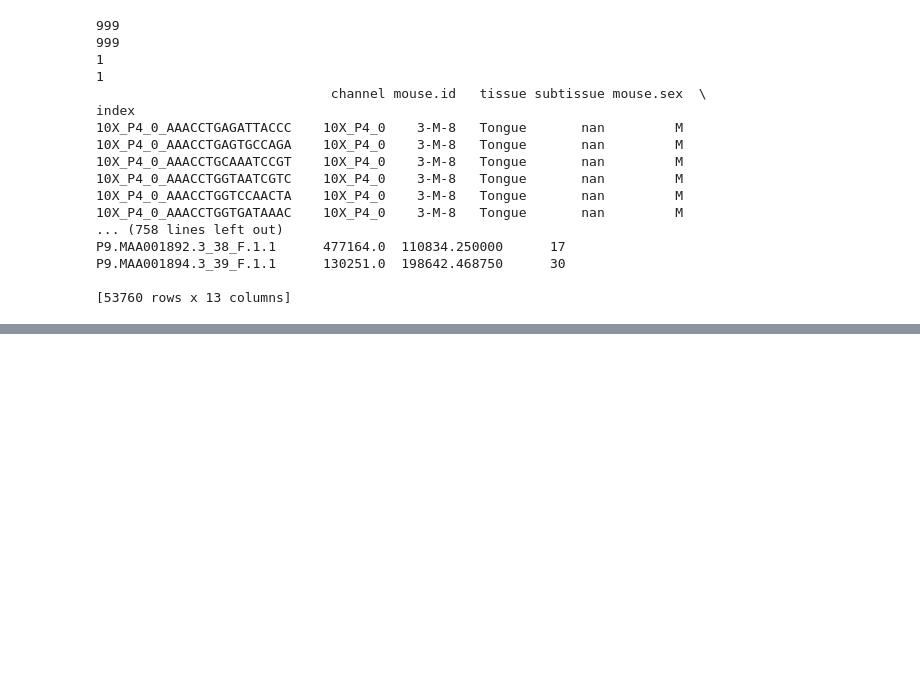
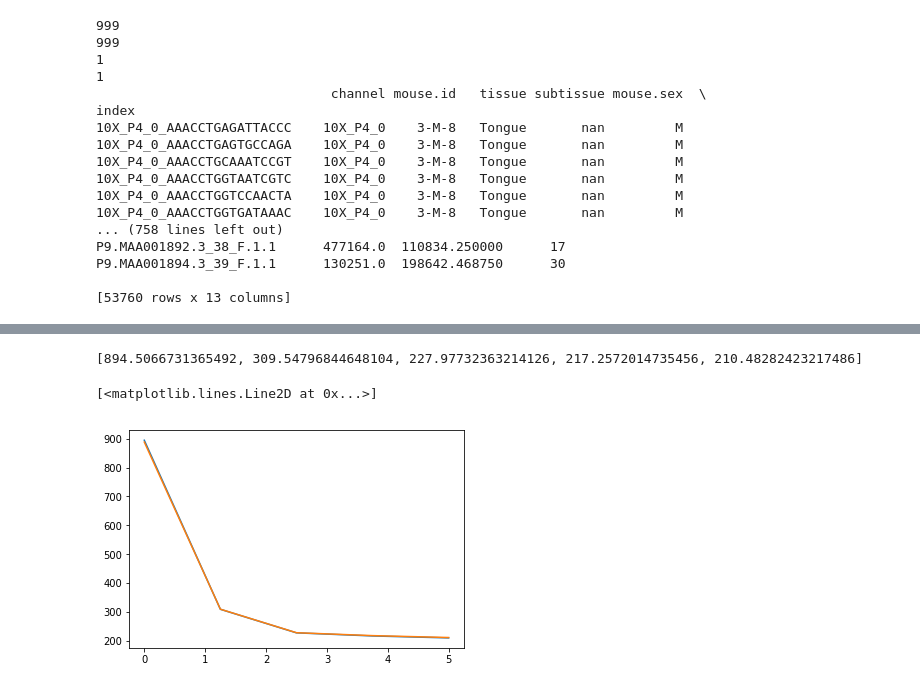
Before and after one commit to maniarathi/cell2vec, a Jupyter notebook: tabula_muris_experiments.ipynb, the cells around one changed output, grey strips where cells are left out. Saved outputs shown, nothing was run; the diff lists cells and outputs as text; code cells hidden in the pictures; blank space fills up the shorter version.

```diff
--- a/tabula_muris_experiments.ipynb
+++ b/tabula_muris_experiments.ipynb
@@ -93,0 +187,3 @@ ad = anndata.read_h5ad(os.path.join(self.save_path, self.download_name))
+# %%
+# Load dataset for use
+maca_subsample_dataset = LoomDataset("maca_facs_fat_brain_only.loom") # Takes a few minutes
@@ -93,0 +209,20 @@ ad = anndata.read_h5ad(os.path.join(self.save_path, self.download_name))
+# %%
+# Training parameters
+num_epochs = 20 # 100
+learning_rate = 1e-4 # 1e-5
+use_batches = False
+use_cuda = True
+latent_dimensions = 10 # 15
+hidden_layer_nodes = 256 # 512
+# %%
+vae = VAE(maca_subsample_dataset.nb_genes,
+          n_batch=maca_subsample_dataset.n_batches * use_batches,
+          n_hidden=hidden_layer_nodes,
+          n_latent=latent_dimensions)
+trainer = UnsupervisedTrainer(vae,
+                              maca_subsample_dataset,
+                              train_size=0.75,
+                              use_cuda=use_cuda,
+                              frequency=5,
+                              verbose=True)
+trainer.train(n_epochs=num_epochs, lr=learning_rate)
@@ -93,0 +247,13 @@ ad = anndata.read_h5ad(os.path.join(self.save_path, self.download_name))
+# %%
+%matplotlib inline
+ll_train_set = trainer.history["ll_train_set"]
+ll_test_set = trainer.history["ll_test_set"]
+print(ll_train_set)
+x = np.linspace(0,5,(len(ll_train_set)))
+plt.figure(3)
+plt.plot(x, ll_train_set)
+plt.plot(x, ll_test_set)
+# %% [output]
+[894.5066731365492, 309.54796844648104, 227.97732363214126, 217.2572014735456, 210.48282423217486]
+[<matplotlib.lines.Line2D at 0x...>]
+[figure, added]
```
Also changed, not shown: parts of 13 cells of this notebook, 7 other files.
